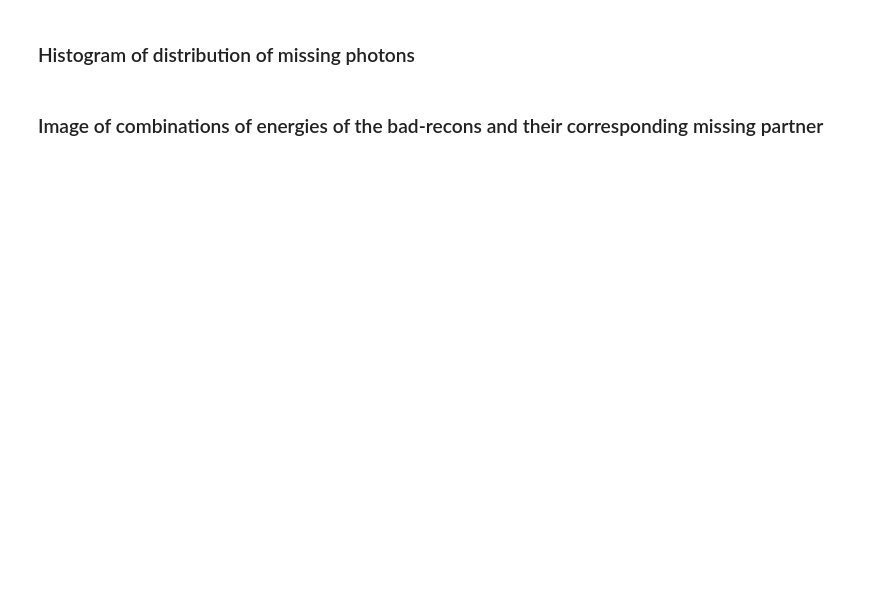
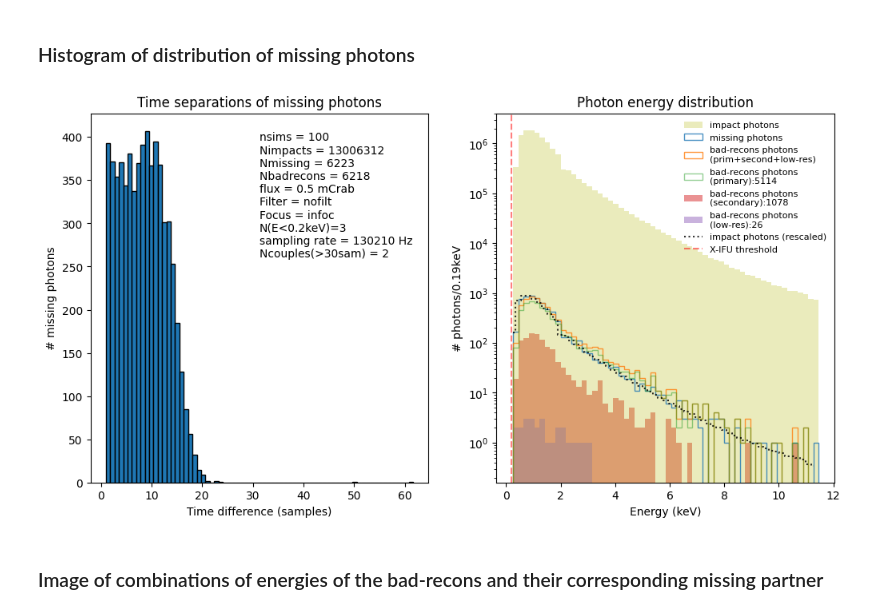
Before and after one commit to mtceballos/xpileup, a Jupyter notebook: missing_analysis.ipynb, the cells around one changed output. Cells and saved outputs as stored; diff of their text form; code cells hidden in the pictures; blank space fills up the shorter version.

Commit message:
missing_analysis: solve bug on missing energy determination; renaming of variables for clarity; cleaning of cells output

```diff
--- a/missing_analysis.ipynb
+++ b/missing_analysis.ipynb
@@ -201,12 +247,19 @@ impact_energies = list()
 Nlow_total = 0
 Nevt_total = 0
 Nimp_total = 0
-evt_file = f"crab_flux{flux_mcrab:.2f}_Emin2_Emax10_exp{exposure}_RA0.0_Dec0.0_{filter}_{focus}_evt.fits"
-imp_file = f"crab_flux{flux_mcrab:.2f}_Emin2_Emax10_exp{exposure}_RA0.0_Dec0.0_{filter}_{focus}_impact.fits"
+evt_file = f"crab_flux{flux_mcrab:.2f}_Emin2_Emax10_exp*_RA0.0_Dec0.0_{filter}_{focus}_evt.fits"
+imp_file = f"crab_flux{flux_mcrab:.2f}_Emin2_Emax10_exp*_RA0.0_Dec0.0_{filter}_{focus}_impact.fits"
 
 for isim in range(1,nsims+1):
-    evt_file_sim = f"{fluxDir}/sim_{isim}/{evt_file}"
-    imp_file_sim = f"{fluxDir}/sim_{isim}/{imp_file}"
+    evt_file_sim = glob.glob(f"{fluxDir}/sim_{isim}/{evt_file}")
+    imp_file_sim = glob.glob(f"{fluxDir}/sim_{isim}/{imp_file}")
+    if len(evt_file_sim) == 0 or len(imp_file_sim) == 0:
+        raise ValueError(f"evt or impact file not found for sim {isim}")
+    if len(evt_file_sim) > 1 or len(imp_file_sim) > 1:
+        raise ValueError(f"More than one evt or impact file found for sim {isim}")
+    evt_file_sim = evt_file_sim[0]
+    imp_file_sim = imp_file_sim[0]
+
     print(f"Saving energy of photons in impact list for sim {isim}...")
     # read PH_ID from evt_file and ENERGY from impact list
     with fits.open(evt_file_sim) as hdul:
@@ -257,7 +340,7 @@ fig, (ax1,ax2) = plt.subplots(1,2, figsize=(12,6))
 # In ax1: plot histogram of distances (in samples) for missing photons
 # =====================================================================
 #ax1.hist(missing_distances, bins=50, edgecolor='black')
-hist(missing_distances, bins='scott', ax=ax1, edgecolor='black')
+hist(all_missing_distances, bins='scott', ax=ax1, edgecolor='black')
 ax1.set_xlabel("Time difference (samples)")
 ax1.set_ylabel("# missing photons")
 ax1.set_title("Time separations of missing photons")
@@ -276,38 +359,40 @@ text = (f"nsims = {nsims}\n"
 ax1.text(0.5, 0.95, text, transform=ax1.transAxes, fontsize=10, verticalalignment='top')
 
 # In ax2: plot histogram of energies of impact photons, missing photons and bad-reconstructed photons
 # =====================================================================
-Ncts_bin, miss_bins, handle_miss = hist(missing_energies,ax=ax2, alpha=0.8, bins='scott',histtype='step',label=["missing photons"], color='C0', log=True)
+Ncts_bin, miss_bins, handle_miss = hist(all_missing_energies,ax=ax2, alpha=0.8, bins='scott',histtype='step',label=["missing photons"], color='C0', log=True)
 bin_size = miss_bins[1] - miss_bins[0]
-_, _, handle_bad = hist(badrecons_energies,ax=ax2,alpha=0.8, bins=miss_bins,histtype='step',label=["bad-recons photons\n(prim+second+low-res)"], color='C1',log=True)
+_, _, handle_bad = hist(all_badrecons_energies,ax=ax2,alpha=0.8, bins=miss_bins,histtype='step',label=["bad-recons photons\n(prim+second+low-res)"], color='C1',log=True)
 
-if len(badrecons_energies_primaries) > 0:
-    _, _, handle_prim = hist(badrecons_energies_primaries,ax=ax2,alpha=0.5, bins=miss_bins,histtype='step',label=[f"bad-recons photons\n(primary):{nbadprim}"],color='C2', log=True)
-if len(badrecons_energies_secondaries) > 0:
-    _, _, handle_sec = hist(badrecons_energies_secondaries,ax=ax2,alpha=0.5, bins=miss_bins,label=[f"bad-recons photons\n(secondary):{nbadsec}"], color='C3',log=True)
-if len(badrecons_energies_lowres) > 0:
-    _, _, handle_low = hist(badrecons_energies_lowres,ax=ax2,alpha=0.5, bins=miss_bins,label=[f"bad-recons photons\n(low-res):{nbadlowres}"], color='C4',log=True)
+if len(all_badrecons_energies_primaries) > 0:
+    _, _, handle_prim = hist(all_badrecons_energies_primaries,ax=ax2,alpha=0.5, bins=miss_bins,histtype='step',label=[f"bad-recons photons\n(primary):{nbadprim}"],color='C2', log=True)
+if len(all_badrecons_energies_secondaries) > 0:
+    _, _, handle_sec = hist(all_badrecons_energies_secondaries,ax=ax2,alpha=0.5, bins=miss_bins,label=[f"bad-recons photons\n(secondary):{nbadsec}"], color='C3',log=True)
+if len(all_badrecons_energies_lowres) > 0:
+    _, _, handle_low = hist(all_badrecons_energies_lowres,ax=ax2,alpha=0.5, bins=miss_bins,label=[f"bad-recons photons\n(low-res):{nbadlowres}"], color='C4',log=True)
 # add evt photon energy distribution to histogram
 _, _, handle_all = hist(impact_energies,ax=ax2,alpha=0.3, bins=miss_bins,label=["impact photons"], color='C8',log=True)
 # plot a vertical line at 0.2 keV
 handle_xifu = ax2.axvline(x=0.2, color='r', linestyle='--', alpha=0.5, label="X-IFU threshold")
 
 # add re-scaled "handle_all" histogram to see if it keeps the same shape than the missing histogram
 all_np_hist, _ = np.histogram(impact_energies, bins=miss_bins)
 scaling_factor = Ncts_bin.sum() / all_np_hist.sum() # miss/all
 rescaled_all = all_np_hist * scaling_factor
 # Plot the rescaled histogram
 handle_re = ax2.step(miss_bins[:-1], rescaled_all, where='mid', linestyle=':', color='black',
          label="impact photons (rescaled)", alpha=0.8)
 
 # add legend in an specific order
 handles = [handle_all[0], handle_miss[0], handle_bad[0], handle_prim[0], handle_sec[0], handle_low[0], handle_re[0],handle_xifu]
 labels = [h.get_label() for h in handles]
 ax2.legend(handles, labels, loc='upper right', fontsize=8, frameon=False)
 
 ax2.set_xlabel("Energy (keV)")
 ax2.set_ylabel(f"# photons/{bin_size:.2f}keV")
 ax2.set_title("Photon energy distribution")
 plt.show()
 # save image to PDF file
 fig.savefig(f"./Figures/missing_{filter}_{focus}_{flux_mcrab:.2f}mCrab.pdf", bbox_inches='tight')
+# %% [output]
+[figure, added]
```
Also changed, not shown: parts of 10 cells of this notebook.
